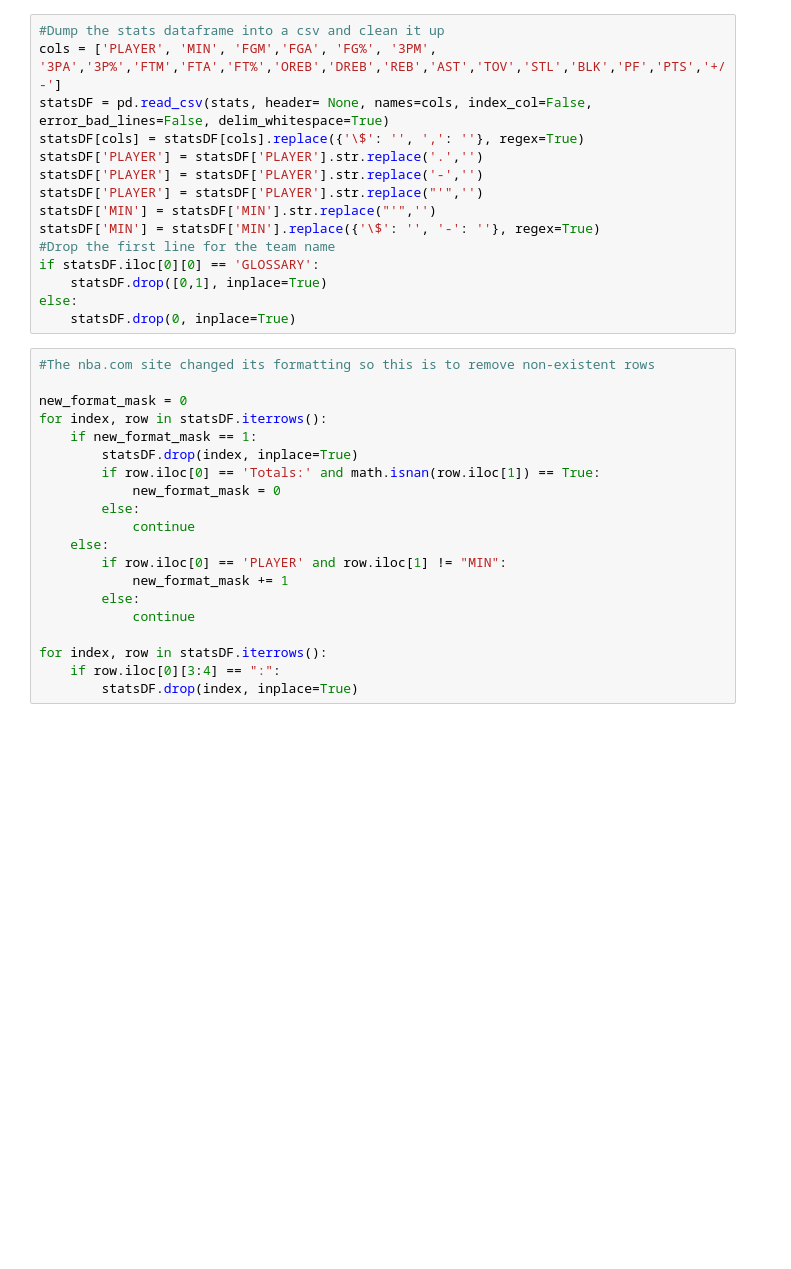
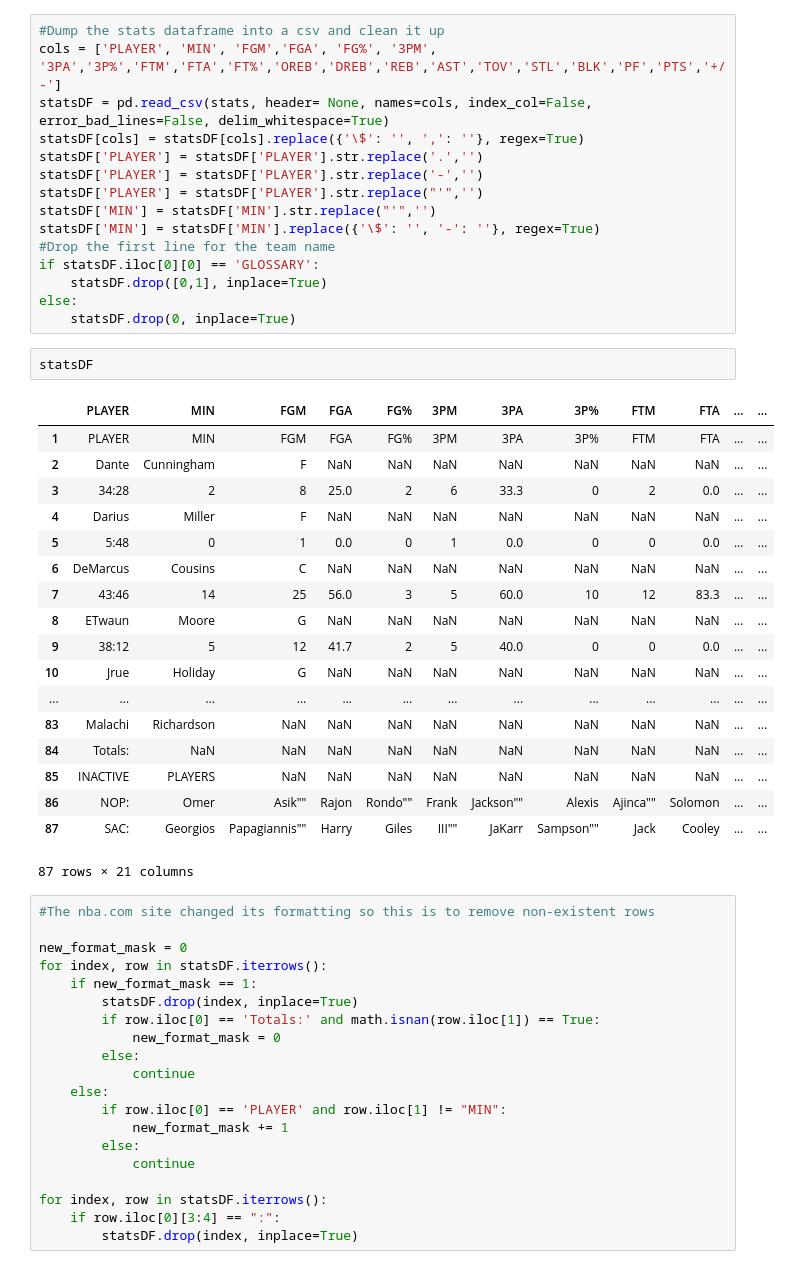
Before and after one commit to matgraham/nba, a Jupyter notebook: Jupyter Notebooks/Game_Stats.ipynb, the cells around one changed output. Cells and saved outputs as stored; diff of their text form; blank space fills up the shorter version.

```diff
--- a/Jupyter Notebooks/Game_Stats.ipynb
+++ b/Jupyter Notebooks/Game_Stats.ipynb
@@ -27,6 +29,27 @@ if statsDF.iloc[0][0] == 'GLOSSARY':
     statsDF.drop([0,1], inplace=True)
 else:
     statsDF.drop(0, inplace=True)
+# %%
+statsDF
+# %% [output]
+|  | PLAYER | MIN | FGM | FGA | FG% | 3PM | 3PA | 3P% | FTM | FTA | ... | ... |
+| 1 | PLAYER | MIN | FGM | FGA | FG% | 3PM | 3PA | 3P% | FTM | FTA | ... | ... |
+| 2 | Dante | Cunningham | F | NaN | NaN | NaN | NaN | NaN | NaN | NaN | ... | ... |
+| 3 | 34:28 | 2 | 8 | 25.0 | 2 | 6 | 33.3 | 0 | 2 | 0.0 | ... | ... |
+| 4 | Darius | Miller | F | NaN | NaN | NaN | NaN | NaN | NaN | NaN | ... | ... |
+| 5 | 5:48 | 0 | 1 | 0.0 | 0 | 1 | 0.0 | 0 | 0 | 0.0 | ... | ... |
+| 6 | DeMarcus | Cousins | C | NaN | NaN | NaN | NaN | NaN | NaN | NaN | ... | ... |
+| 7 | 43:46 | 14 | 25 | 56.0 | 3 | 5 | 60.0 | 10 | 12 | 83.3 | ... | ... |
+| 8 | ETwaun | Moore | G | NaN | NaN | NaN | NaN | NaN | NaN | NaN | ... | ... |
+| 9 | 38:12 | 5 | 12 | 41.7 | 2 | 5 | 40.0 | 0 | 0 | 0.0 | ... | ... |
+| 10 | Jrue | Holiday | G | NaN | NaN | NaN | NaN | NaN | NaN | NaN | ... | ... |
+| ... | ... | ... | ... | ... | ... | ... | ... | ... | ... | ... | ... | ... |
+| 83 | Malachi | Richardson | NaN | NaN | NaN | NaN | NaN | NaN | NaN | NaN | ... | ... |
+| 84 | Totals: | NaN | NaN | NaN | NaN | NaN | NaN | NaN | NaN | NaN | ... | ... |
+| 85 | INACTIVE | PLAYERS | NaN | NaN | NaN | NaN | NaN | NaN | NaN | NaN | ... | ... |
+| 86 | NOP: | Omer | Asik"" | Rajon | Rondo"" | Frank | Jackson"" | Alexis | Ajinca"" | Solomon | ... | ... |
+| 87 | SAC: | Georgios | Papagiannis"" | Harry | Giles | III"" | JaKarr | Sampson"" | Jack | Cooley | ... | ... |
+87 rows × 21 columns
 # %%
 #The nba.com site changed its formatting so this is to remove non-existent rows
 
```
Also changed, not shown: parts of 7 cells of this notebook, 3 other files.
